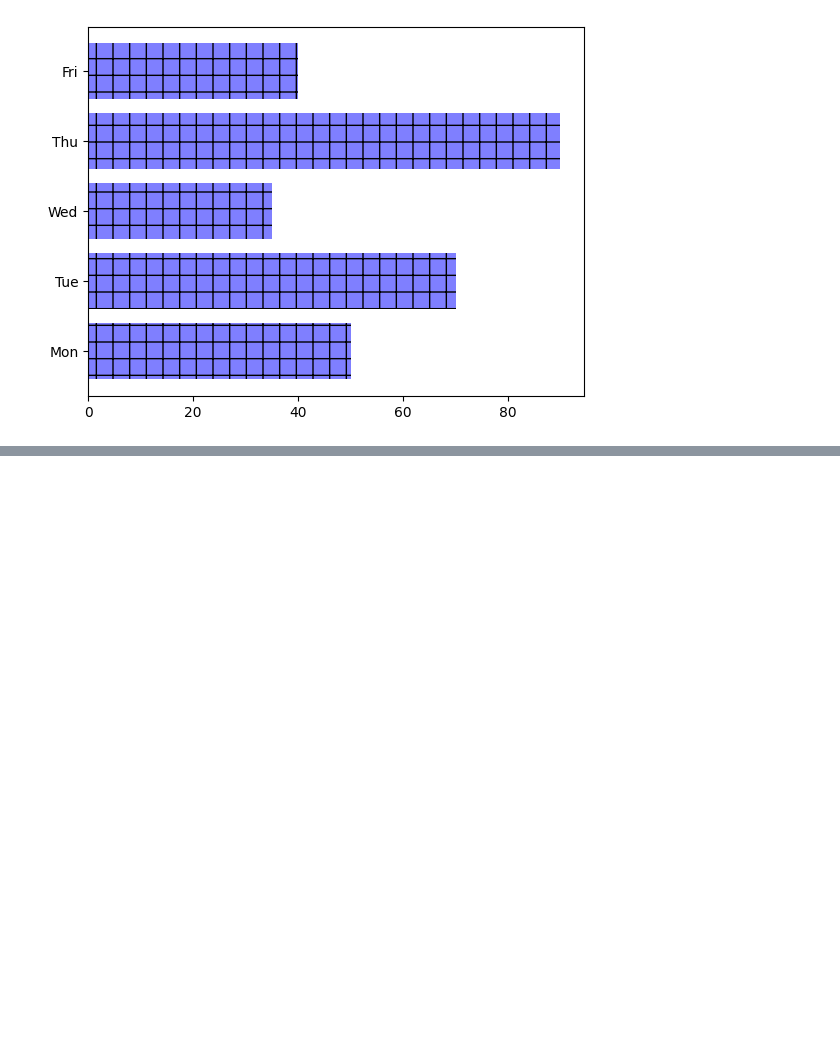
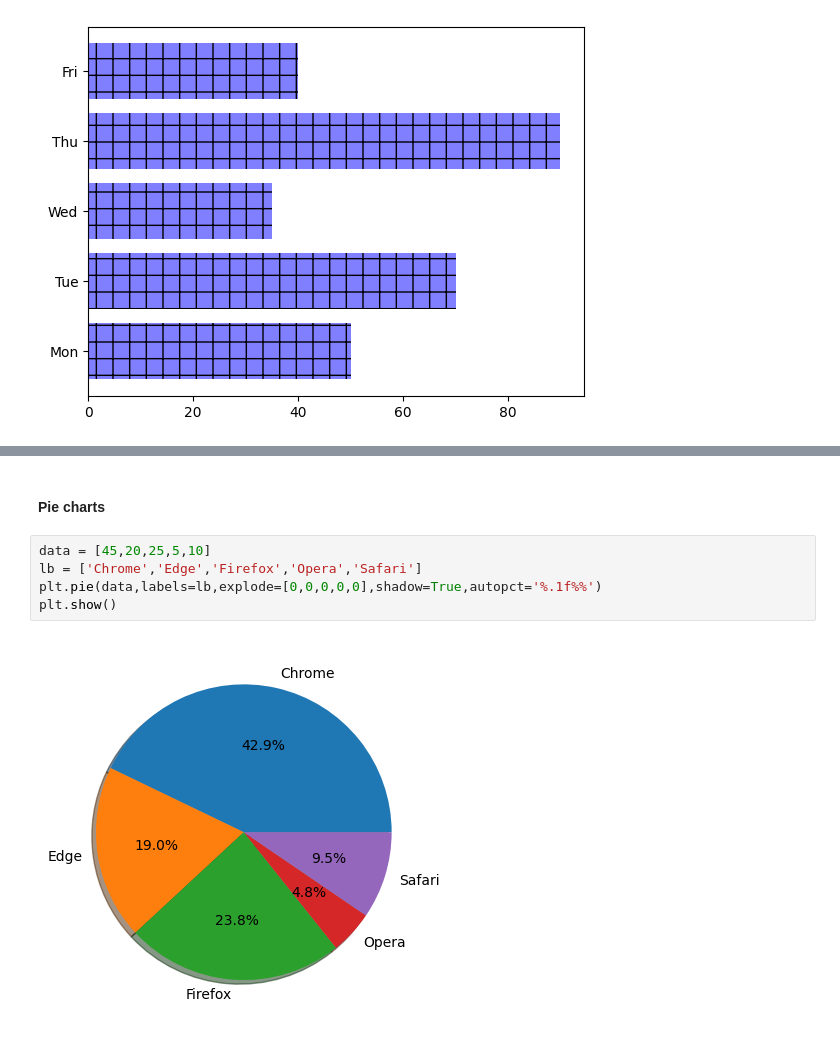
Before and after one commit to GameNPN/KU-Data-Science, a Jupyter notebook: Week 6/Matplotlib2.ipynb, the cells around one changed output, grey strips where cells are left out. Cells and saved outputs as stored; diff of their text form; blank space fills up the shorter version.

```diff
--- a/Week 6/Matplotlib2.ipynb
+++ b/Week 6/Matplotlib2.ipynb
@@ -64,0 +66,9 @@ plt.show()
+# %% [markdown]
+#### Pie charts
+# %%
+data = [45,20,25,5,10]
+lb = ['Chrome','Edge','Firefox','Opera','Safari']
+plt.pie(data,labels=lb,explode=[0,0,0,0,0],shadow=True,autopct='%.1f%%')
+plt.show()
+# %% [output]
+[figure, added]
```
Also changed, not shown: parts of 10 cells of this notebook.
